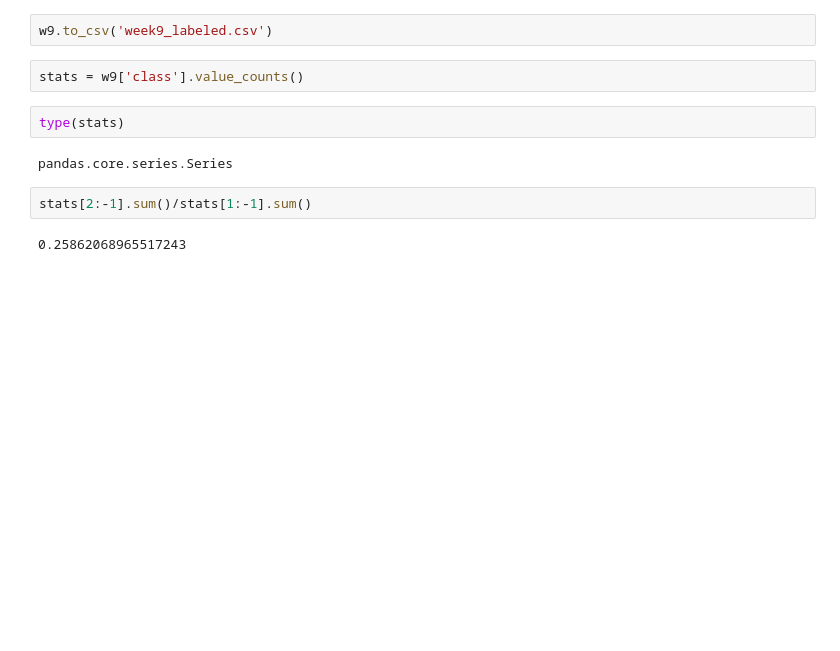
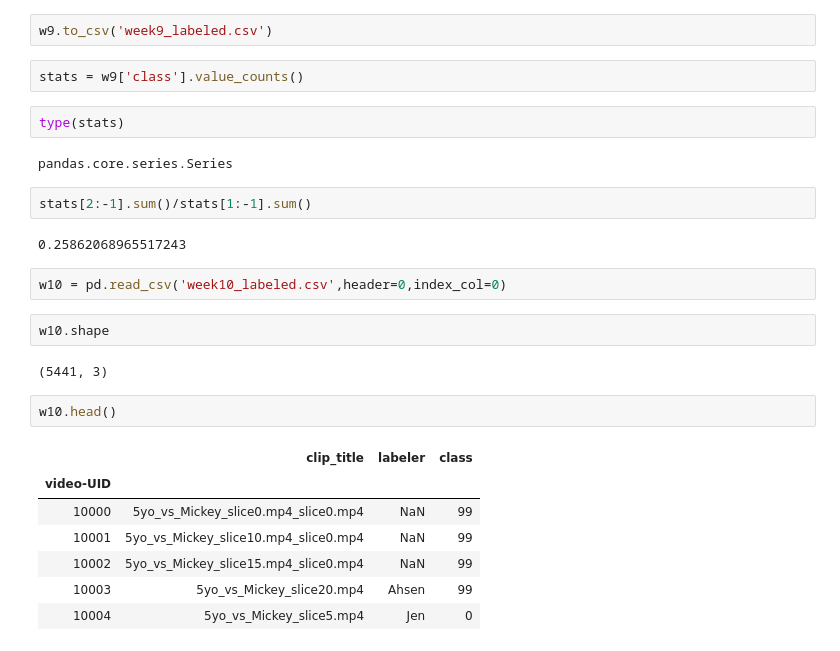
Before and after one commit to ahsenq/bittah-ninja, a Jupyter notebook: Joiner.ipynb, the cells around one changed output. Drawn from its saved outputs; the diff is of its cells as text; blank space fills up the shorter version.

Commit message:
Feeling punchy with 469 labeled punch clips

```diff
--- a/Joiner.ipynb
+++ b/Joiner.ipynb
@@ -436,3 +454,19 @@ pandas.core.series.Series
 stats[2:-1].sum()/stats[1:-1].sum()
 # %% [output]
 0.25862068965517243
+# %%
+w10 = pd.read_csv('week10_labeled.csv',header=0,index_col=0)
+# %%
+w10.shape
+# %% [output]
+(5441, 3)
+# %%
+w10.head()
+# %% [output]
+|  | clip_title | labeler | class |
+| video-UID |  |  |  |
+| 10000 | 5yo_vs_Mickey_slice0.mp4_slice0.mp4 | NaN | 99 |
+| 10001 | 5yo_vs_Mickey_slice10.mp4_slice0.mp4 | NaN | 99 |
+| 10002 | 5yo_vs_Mickey_slice15.mp4_slice0.mp4 | NaN | 99 |
+| 10003 | 5yo_vs_Mickey_slice20.mp4 | Ahsen | 99 |
+| 10004 | 5yo_vs_Mickey_slice5.mp4 | Jen | 0 |
```
Also changed, not shown: parts of 23 cells of this notebook, 3 other files.
